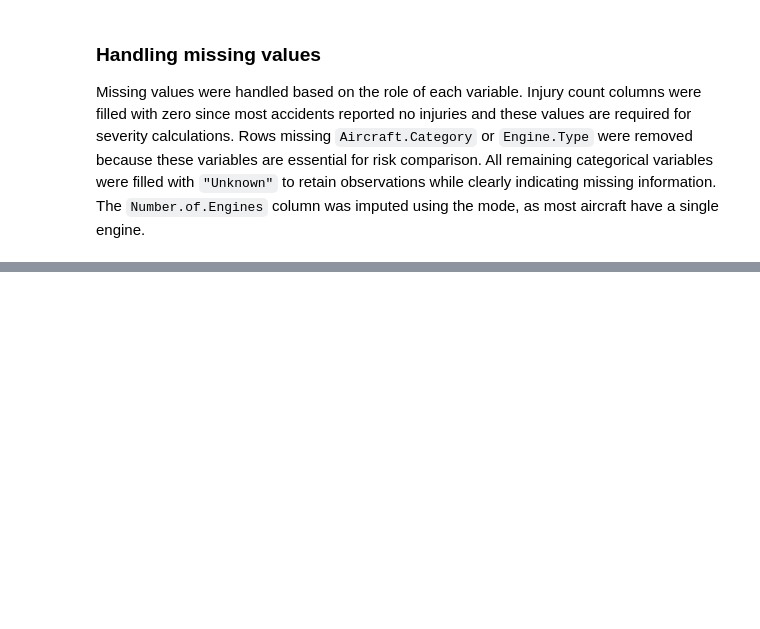
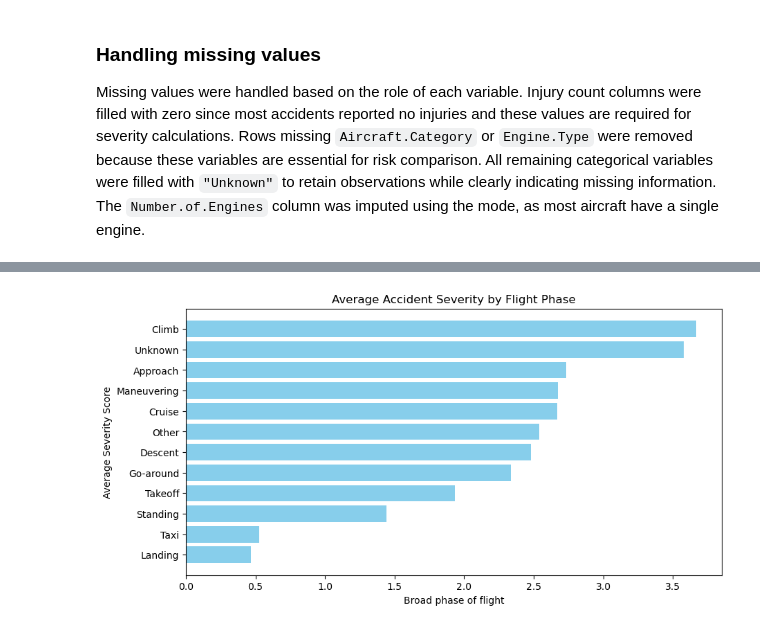
Before and after one commit to MaurineChemutai/dsc-phase-1-project-v3, a Jupyter notebook: student.ipynb, the cells around one changed output, grey strips where cells are left out. Cells and saved outputs as stored; diff of their text form; code cells hidden in the pictures; blank space fills up the shorter version.

```diff
--- a/student.ipynb
+++ b/student.ipynb
@@ -209,0 +411,21 @@ dtype: int64
+# %%
+# Calculate average severity by Flight phase
+phase_risk = df1.groupby('Broad.phase.of.flight')['severity_score'].mean().sort_values()
+
+# Calculate average severity by weather condition
+
+# Create a new figure and axes
+fig, ax = plt.subplots(figsize=(10,5))
+
+# Plot the bar chart
+ax.barh(phase_risk.index, phase_risk.values, color='skyblue')
+
+# Set labels and title
+ax.set_xlabel("Broad phase of flight")
+ax.set_ylabel("Average Severity Score")
+ax.set_title("Average Accident Severity by Flight Phase")
+
+# Display the plot
+plt.show()
+# %% [output]
+[figure, added]
```
Also changed, not shown: parts of 34 cells of this notebook.
